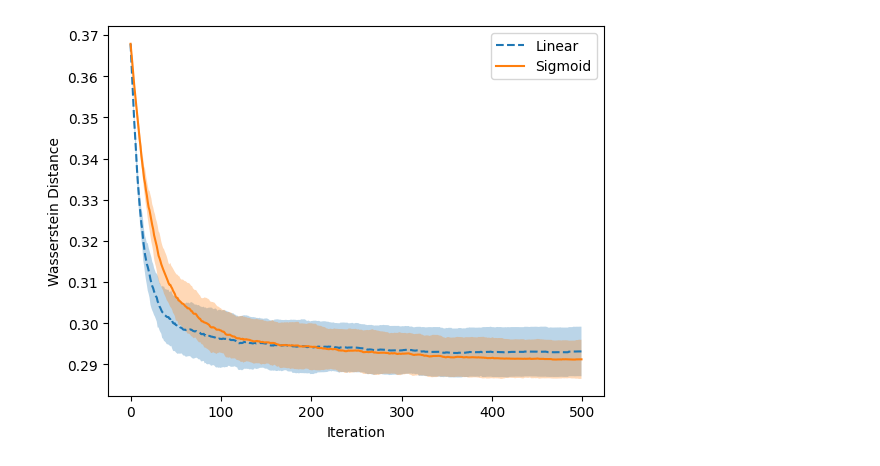
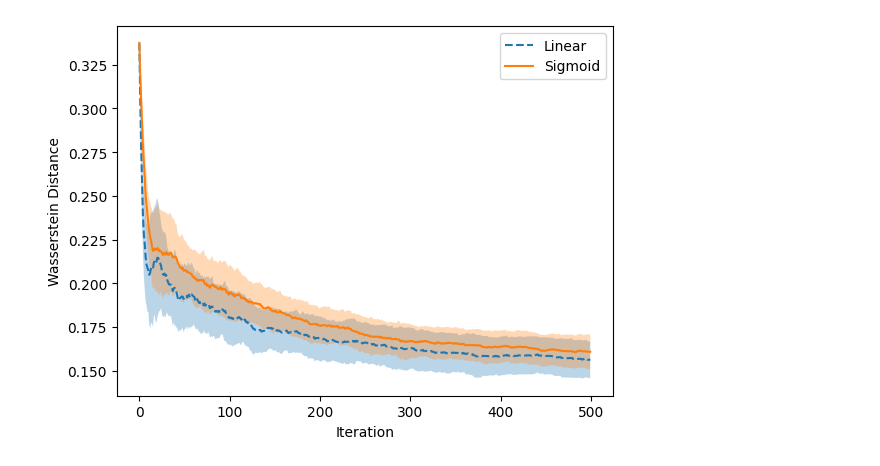
Before and after one commit to kramerlab/FeatureWeightDebiasing, a Jupyter notebook: notebooks/visualise_soft_mrs_analysis.ipynb, the cells around one changed output. Saved outputs shown, nothing was run; the diff lists cells and outputs as text; code cells hidden in the pictures.

```diff
--- a/notebooks/visualise_soft_mrs_analysis.ipynb
+++ b/notebooks/visualise_soft_mrs_analysis.ipynb
@@ -8,17 +8,17 @@ import numpy as np
 save_path = Path("diagrams/soft_mrs_analysis")
 save_path.mkdir(exist_ok=True)
 # %%
-result_path = Path("../results/soft_mrs_analysis")
+result_path = Path("../thesis_results/soft_mrs_analysis")
 # methods_list = ["uniform","psa", "kmm", "mrs-forest", "fw-mrs-temperature",  "fw-mrs-temperature-svm", "soft-mrs-linear", "soft-mrs-exponential"]
 # bias_types = ["less_negative_class", "less_positive_class", "mean_difference",  "none"]
-bias_types = ["less_positive_class"]
+bias_types = ["none"]
 less_bias_strengths = ["0.1"]
 # mean_bias_strengthts = ["0.8", "0.9"]
 mean_bias_strengthts = ["0.8"]
 weight_types = ["linear", "exponential"]
 # datasets = ["folktables_employment", "folktables_income", "hr_analytics", "breast_cancer", "loan_prediction",
 # "gbs_allensbach", "gbs_gesis", "gbs_allensbach"]
-datasets = ["folktables_income"]
+datasets = ["gbs_allensbach"]
 # %%
 dict_list = []
 
@@ -148,15 +146,15 @@ plt.savefig(save_path / "aurocs.pdf")
 # %%
-mean_linear_wassersteins = np.mean(linear_wassersteins, axis=0)[:500]
-std_linear_wassersteins = np.std(linear_wassersteins, axis=0)[:500]
-mean_exponential_wassersteins = np.mean(exponential_wassersteins, axis=0)[:500]
-std_exponential_wassersteins = np.std(exponential_wassersteins, axis=0)[:500]
+mean_linear_wassersteins = np.mean(linear_wassersteins, axis=0)
+std_linear_wassersteins = np.std(linear_wassersteins, axis=0)
+mean_exponential_wassersteins = np.mean(exponential_wassersteins, axis=0)
+std_exponential_wassersteins = np.std(exponential_wassersteins, axis=0)
 
 sns.lineplot(mean_linear_wassersteins, label="Linear", linestyle="dashed").set(xlabel="Iteration", ylabel="Wasserstein Distance")
 plt.fill_between(x= list(range(len(mean_linear_wassersteins))), y1=mean_linear_wassersteins + std_linear_wassersteins,
                  y2=mean_linear_wassersteins - std_linear_wassersteins, alpha=0.3)
 sns.lineplot(mean_exponential_wassersteins, label="Sigmoid")
 plt.fill_between(x= list(range(len(mean_exponential_wassersteins))), y1=mean_exponential_wassersteins + std_exponential_wassersteins,
                  y2=mean_exponential_wassersteins - std_exponential_wassersteins, alpha=0.3)
 plt.savefig(save_path / f"wasserstein.pdf")
 # %% [output]
-[figure, old version]
+[figure, new version]
```
Also changed, not shown: parts of 4 cells of this notebook, 13 other files.
